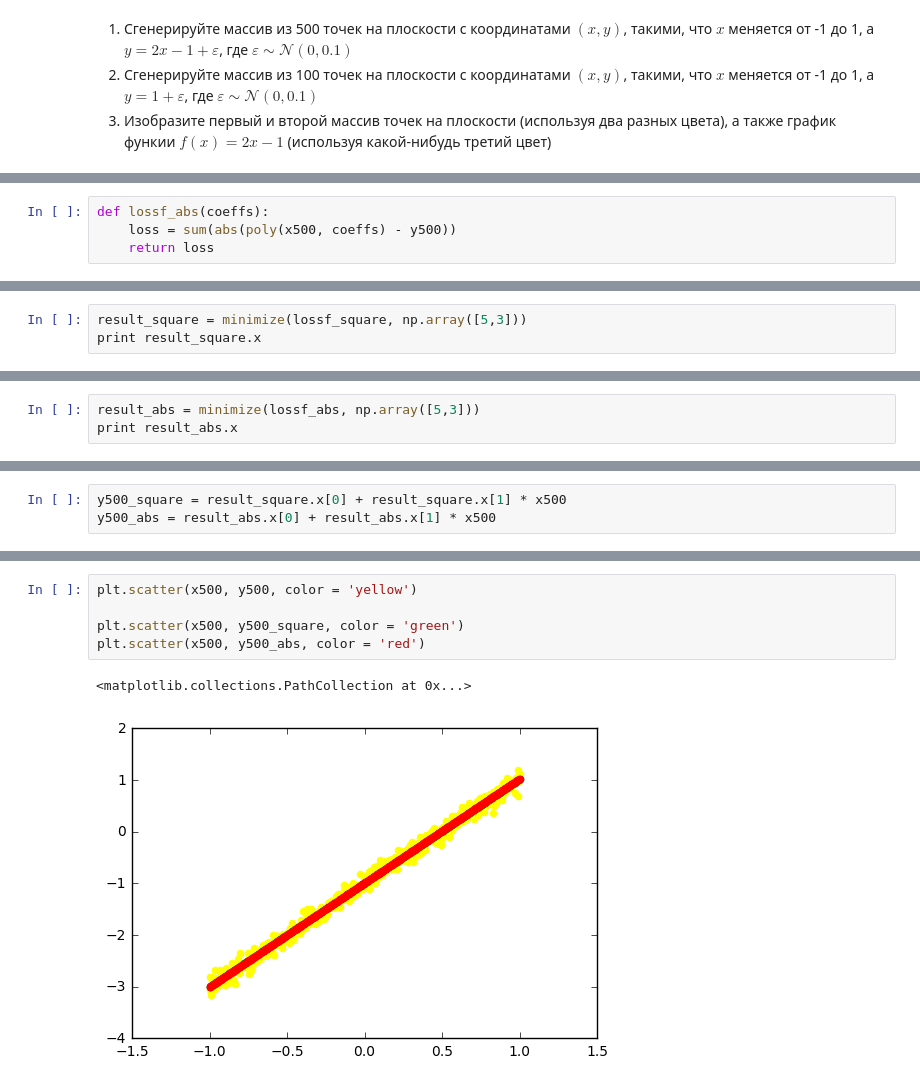
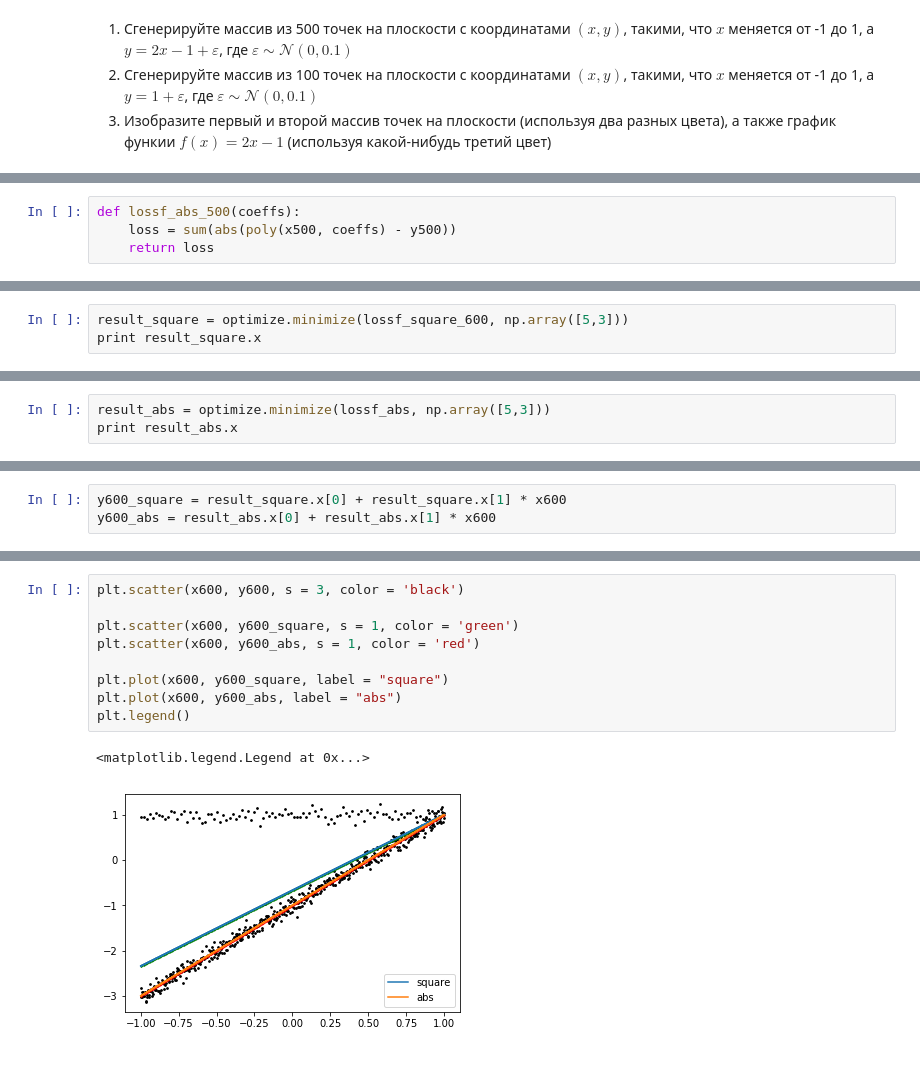
Before and after one commit to segasp5/Python, a Jupyter notebook: 7_numpy_scipy_matplotlib_sklearn.ipynb, the cells around one changed output, grey strips where cells are left out. Cells and saved outputs as stored; diff of their text form.

```diff
--- a/7_numpy_scipy_matplotlib_sklearn.ipynb
+++ b/7_numpy_scipy_matplotlib_sklearn.ipynb
@@ -318,4 +353,4 @@ def lossf_square(coeffs):
 # %%
-def lossf_abs(coeffs):
+def lossf_abs_500(coeffs):
     loss = sum(abs(poly(x500, coeffs) - y500))
     return loss
@@ -322,4 +361,4 @@ def lossf_abs(coeffs):
 # %%
-result_square = minimize(lossf_square, np.array([5,3]))
+result_square = optimize.minimize(lossf_square_600, np.array([5,3]))
 print result_square.x
 # %% [output]
@@ -327,4 +366,4 @@ print result_square.x
 # %%
-result_abs = minimize(lossf_abs, np.array([5,3]))
+result_abs = optimize.minimize(lossf_abs, np.array([5,3]))
 print result_abs.x
 # %% [output]
@@ -332,3 +371,3 @@ print result_abs.x
 # %%
-y500_square = result_square.x[0] + result_square.x[1] * x500
-y500_abs = result_abs.x[0] + result_abs.x[1] * x500
+y600_square = result_square.x[0] + result_square.x[1] * x600
+y600_abs = result_abs.x[0] + result_abs.x[1] * x600
@@ -343,8 +374,12 @@ plt.scatter(x100, y100_abs, color = 'red')
-# %%
-plt.scatter(x500, y500, color = 'yellow')
-
-plt.scatter(x500, y500_square, color = 'green')
-plt.scatter(x500, y500_abs, color = 'red')
-# %% [output]
-<matplotlib.collections.PathCollection at 0x...>
-[figure, removed]
+# %%
+plt.scatter(x600, y600, s = 3, color = 'black')
+
+plt.scatter(x600, y600_square, s = 1, color = 'green')
+plt.scatter(x600, y600_abs, s = 1, color = 'red')
+
+plt.plot(x600, y600_square, label = "square")
+plt.plot(x600, y600_abs, label = "abs")
+plt.legend()
+# %% [output]
+<matplotlib.legend.Legend at 0x...>
+[figure, added]
```
Also changed, not shown: parts of 22 cells of this notebook.
